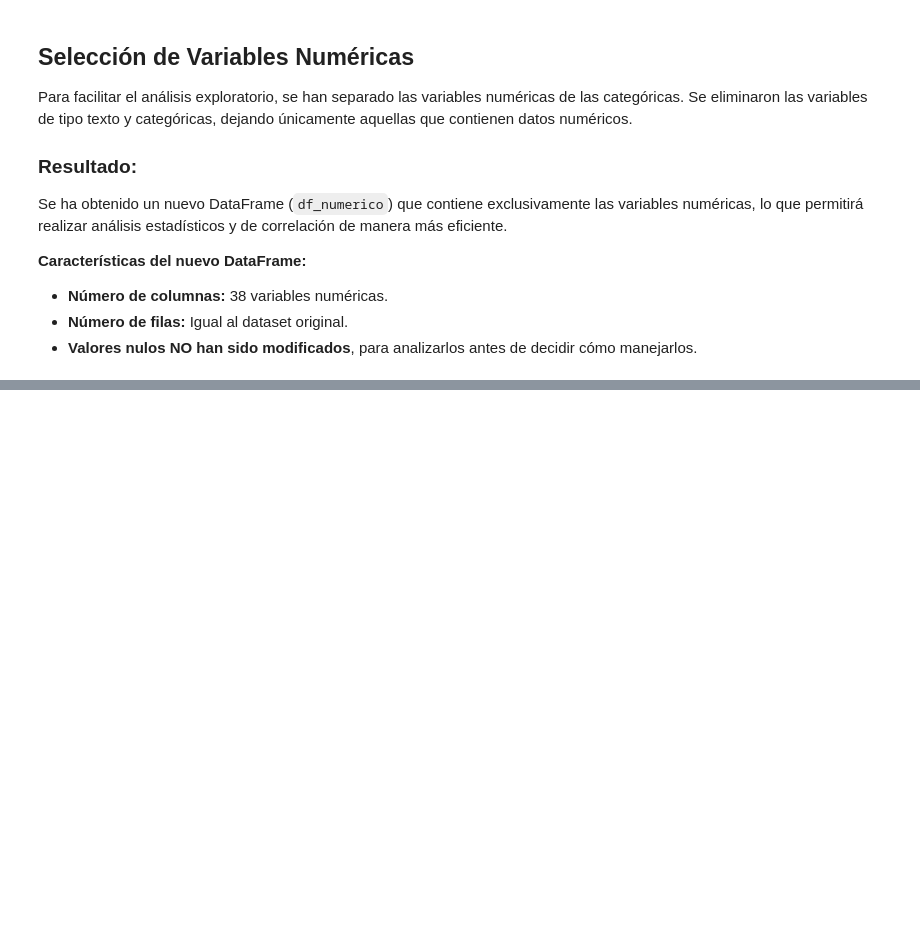
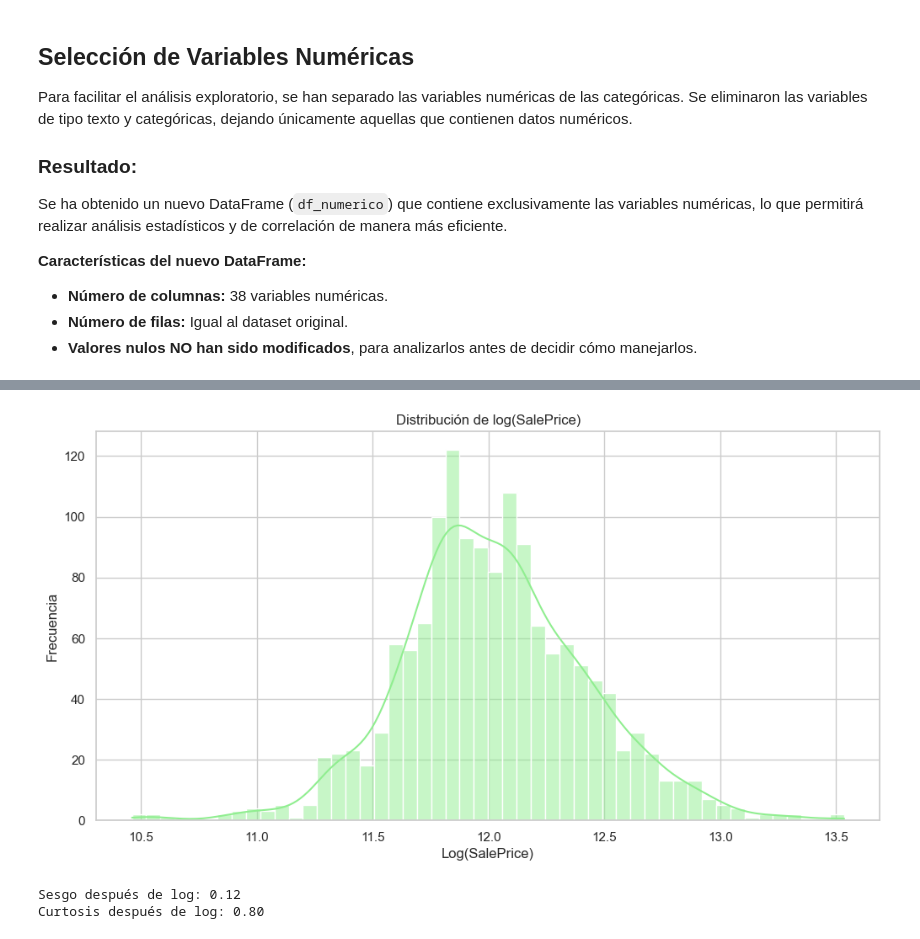
Before and after one commit to Gxrco/HT3-DM, a Jupyter notebook: notebook.ipynb, the cells around one changed output, grey strips where cells are left out. Drawn from its saved outputs; the diff is of its cells as text; code cells hidden in the pictures; blank space fills up the shorter version.

```diff
--- a/notebook.ipynb
+++ b/notebook.ipynb
@@ -188,0 +309,20 @@ df_numerico.describe()
+# %%
+df['LogSalePrice'] = np.log(df['SalePrice'])
+
+plt.figure(figsize=(12, 6))
+
+sns.histplot(df['LogSalePrice'], kde=True, color='lightgreen', bins=50)
+plt.title('Distribución de log(SalePrice)')
+plt.xlabel('Log(SalePrice)')
+plt.ylabel('Frecuencia')
+plt.show()
+
+log_skewness = skew(df['LogSalePrice'])
+log_kurt = kurtosis(df['LogSalePrice'])
+
+print(f'Sesgo después de log: {log_skewness:.2f}')
+print(f'Curtosis después de log: {log_kurt:.2f}')
+# %% [output]
+[figure, added]
+Sesgo después de log: 0.12
+Curtosis después de log: 0.80
```
Also changed, not shown: parts of 10 cells of this notebook.
